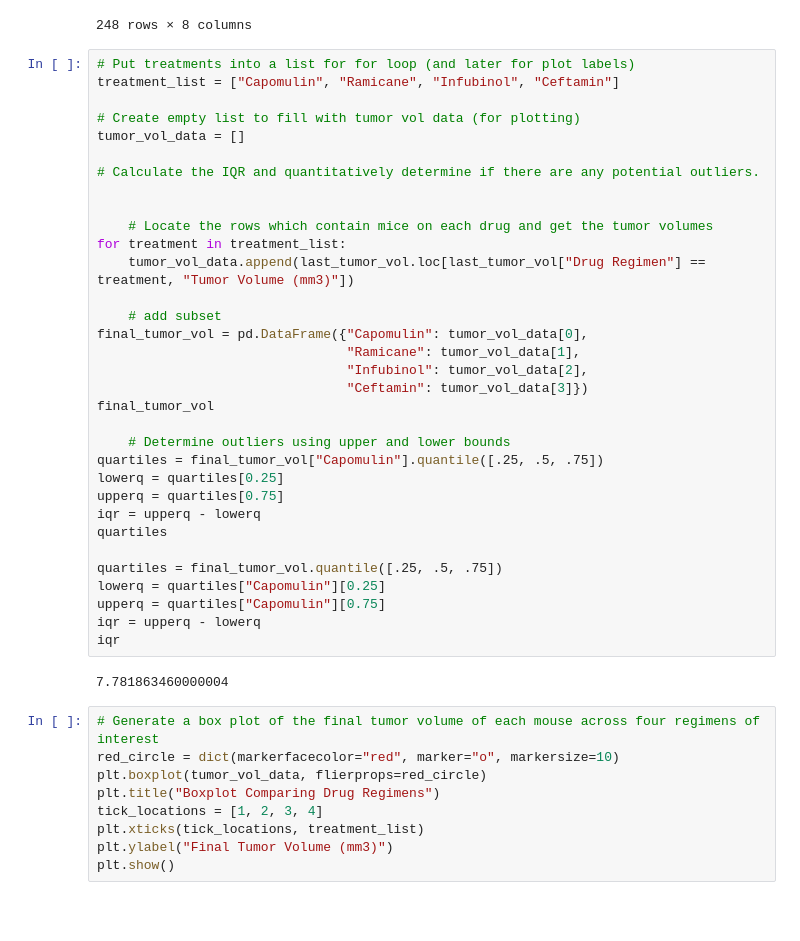
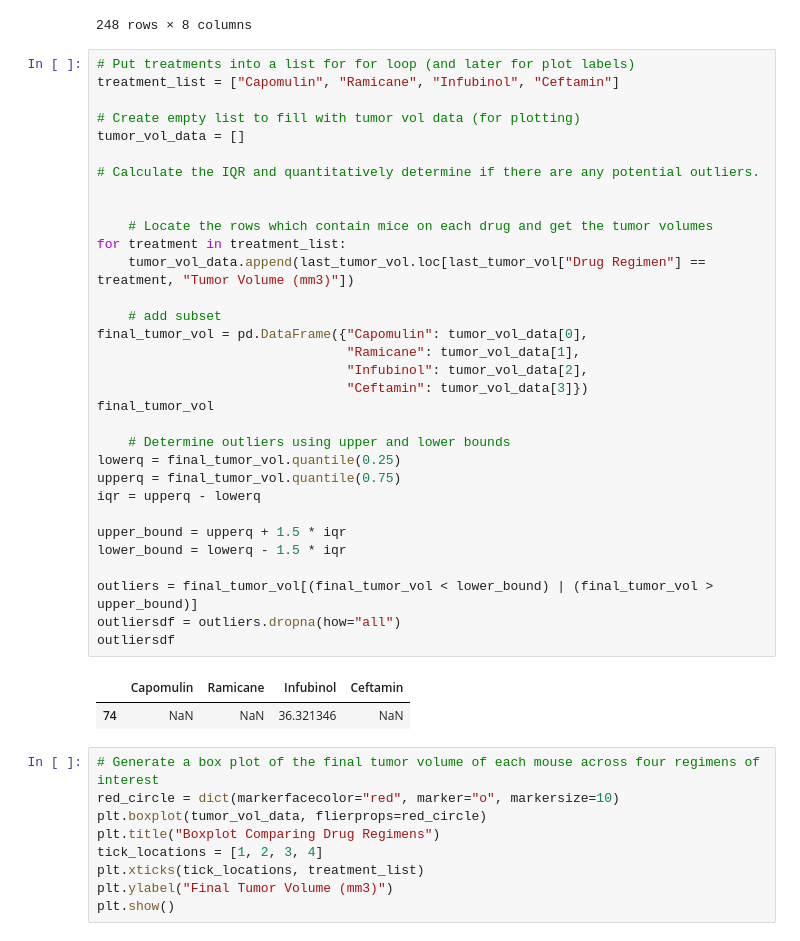
Before and after one commit to mpetersen49/matplotlib-challenge, a Jupyter notebook: pymaceuticals_starter.ipynb, the cells around one changed output. Saved outputs shown, nothing was run; the diff lists cells and outputs as text; blank space fills up the shorter version.

```diff
--- a/pymaceuticals_starter.ipynb
+++ b/pymaceuticals_starter.ipynb
@@ -239,38 +239,38 @@ last_tumor_vol
 # %%
 # Put treatments into a list for for loop (and later for plot labels)
 treatment_list = ["Capomulin", "Ramicane", "Infubinol", "Ceftamin"]
 
 # Create empty list to fill with tumor vol data (for plotting)
 tumor_vol_data = []
 
 # Calculate the IQR and quantitatively determine if there are any potential outliers.
 
 
     # Locate the rows which contain mice on each drug and get the tumor volumes
 for treatment in treatment_list:
     tumor_vol_data.append(last_tumor_vol.loc[last_tumor_vol["Drug Regimen"] == treatment, "Tumor Volume (mm3)"])
 
     # add subset
 final_tumor_vol = pd.DataFrame({"Capomulin": tumor_vol_data[0],
                                 "Ramicane": tumor_vol_data[1],
                                 "Infubinol": tumor_vol_data[2],
                                 "Ceftamin": tumor_vol_data[3]})
 final_tumor_vol
 
     # Determine outliers using upper and lower bounds
-quartiles = final_tumor_vol["Capomulin"].quantile([.25, .5, .75])
-lowerq = quartiles[0.25]
-upperq = quartiles[0.75]
+lowerq = final_tumor_vol.quantile(0.25)
+upperq = final_tumor_vol.quantile(0.75)
 iqr = upperq - lowerq
-quartiles
 
-quartiles = final_tumor_vol.quantile([.25, .5, .75])
-lowerq = quartiles["Capomulin"][0.25]
-upperq = quartiles["Capomulin"][0.75]
-iqr = upperq - lowerq
-iqr
+upper_bound = upperq + 1.5 * iqr
+lower_bound = lowerq - 1.5 * iqr
+
+outliers = final_tumor_vol[(final_tumor_vol < lower_bound) | (final_tumor_vol > upper_bound)]
+outliersdf = outliers.dropna(how="all")
+outliersdf
 # %% [output]
-7.781863460000004
+|  | Capomulin | Ramicane | Infubinol | Ceftamin |
+| 74 | NaN | NaN | 36.321346 | NaN |
 # %%
 # Generate a box plot of the final tumor volume of each mouse across four regimens of interest
 red_circle = dict(markerfacecolor="red", marker="o", markersize=10)
```
Also changed, not shown: parts of 5 cells of this notebook.
